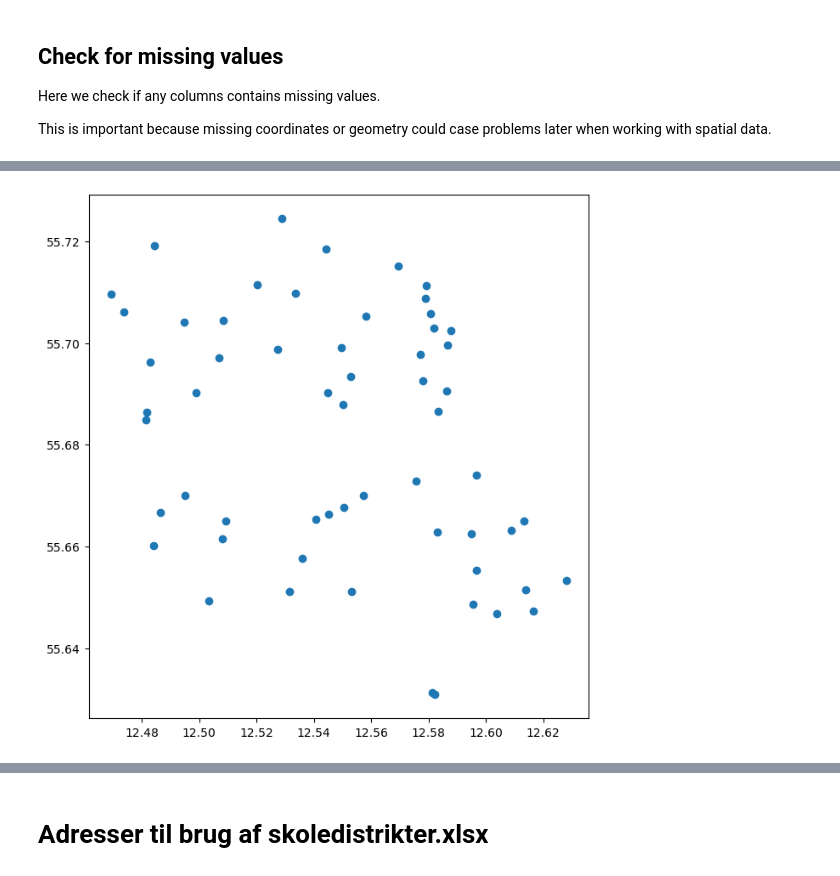
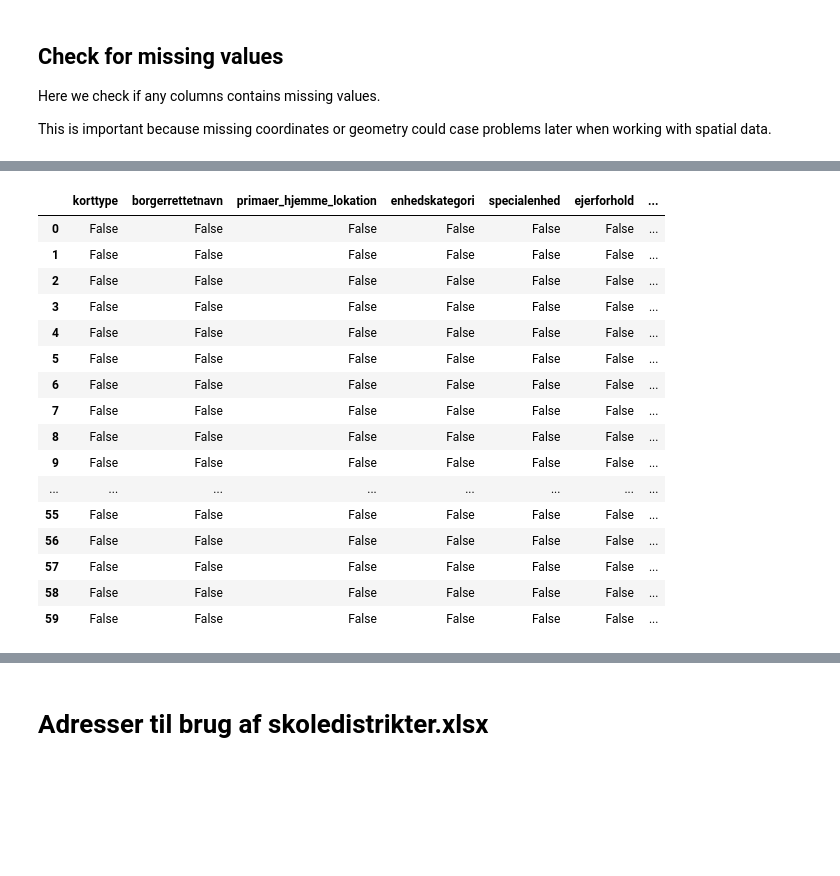
Before and after one commit to peterkriegel/safe-bike-paths-to-school-cph, a Jupyter notebook: notebooks/01_prepare_datasets.ipynb, the cells around one changed output, grey strips where cells are left out. Drawn from its saved outputs; the diff is of its cells as text; code cells hidden in the pictures; blank space fills up the shorter version.

```diff
--- a/notebooks/01_prepare_datasets.ipynb
+++ b/notebooks/01_prepare_datasets.ipynb
@@ -126,5 +119,20 @@ schools.head()
-# %%
-schools.plot(figsize=(8,8))
-plt.show()
-# %% [output]
-[figure, removed]
+# %%
+district_schools.isna()
+# %% [output]
+|  | korttype | borgerrettetnavn | primaer_hjemme_lokation | enhedskategori | specialenhed | ejerforhold | ... |
+| 0 | False | False | False | False | False | False | ... |
+| 1 | False | False | False | False | False | False | ... |
+| 2 | False | False | False | False | False | False | ... |
+| 3 | False | False | False | False | False | False | ... |
+| 4 | False | False | False | False | False | False | ... |
+| 5 | False | False | False | False | False | False | ... |
+| 6 | False | False | False | False | False | False | ... |
+| 7 | False | False | False | False | False | False | ... |
+| 8 | False | False | False | False | False | False | ... |
+| 9 | False | False | False | False | False | False | ... |
+| ... | ... | ... | ... | ... | ... | ... | ... |
+| 55 | False | False | False | False | False | False | ... |
+| 56 | False | False | False | False | False | False | ... |
+| 57 | False | False | False | False | False | False | ... |
+| 58 | False | False | False | False | False | False | ... |
+| 59 | False | False | False | False | False | False | ... |
```
Also changed, not shown: parts of 54 cells of this notebook, 2 other files.
